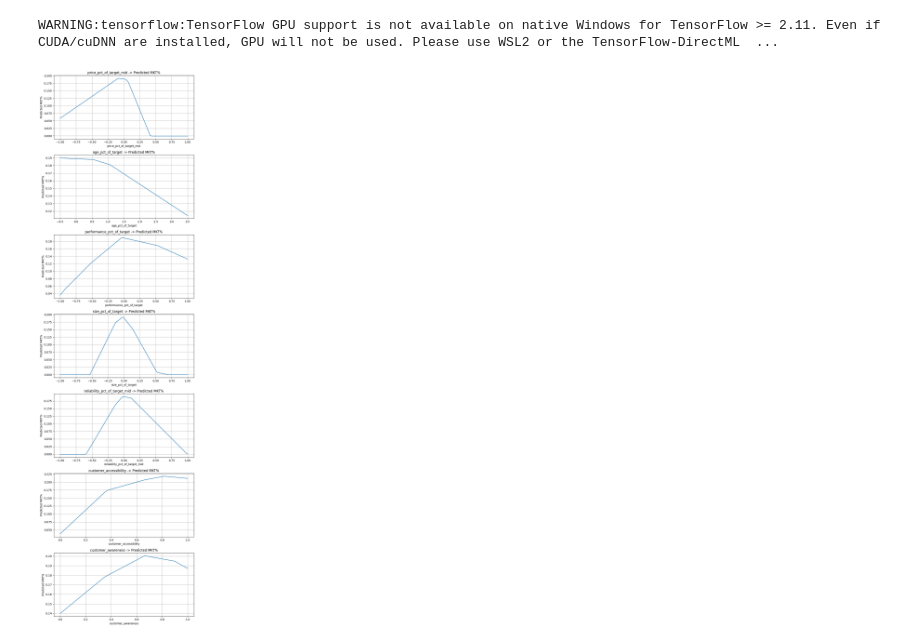
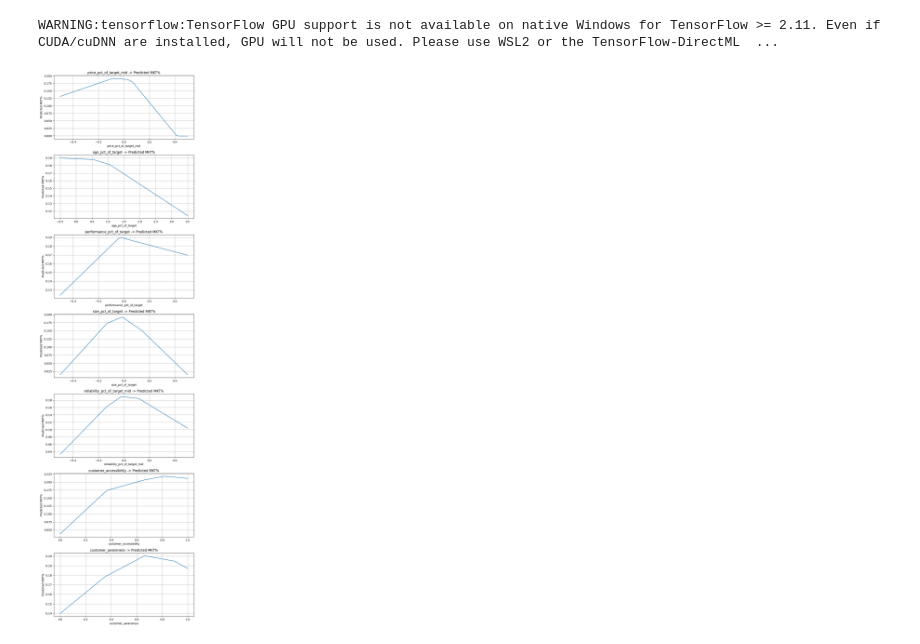
Before and after one commit to GrantKincaid/capsim_model, a Jupyter notebook: model.ipynb, the cells around one changed output. Cells and saved outputs as stored; diff of their text form; code cells hidden in the pictures.

Commit message:
image updates

```diff
--- a/model.ipynb
+++ b/model.ipynb
@@ -392,11 +392,11 @@ base_sample = {
 # }
 
 feature_ranges = {
-    "price_pct_of_target_mid": (-1.0, 1.0),
+    "price_pct_of_target_mid": (-0.5, 0.5),
     "age_pct_of_target": (-0.5, 3.5),
-    "performance_pct_of_target": (-1.0, 1.0),
-    "size_pct_of_target": (-1.0, 1.0),
-    "reliability_pct_of_target_mid": (-1.0, 1.0),
+    "performance_pct_of_target": (-0.5, 0.5),
+    "size_pct_of_target": (-0.5, 0.5),
+    "reliability_pct_of_target_mid": (-0.5, 0.5),
     "customer_accessibility": (0.0, 1.0),
     "customer_awareness": (0.0, 1.0),
 }
@@ -426,33 +426,33 @@ def plot_feature_sweeps_fast(model, base_sample, num_cols, feature_ranges, num_p
         row_end = row_start + num_points
         x_num[row_start:row_end, i] = sweep_vals
         row_start = row_end
 
     # One prediction call instead of hundreds
     preds = model.predict(
         {"numeric_features": x_num, "category": x_cat},
         verbose=0
     ).reshape(-1)
 
     # Plot
     fig, axes = plt.subplots(n_features, 1, figsize=(8, 4 * n_features), squeeze=False)
     axes = axes.ravel()
 
     row_start = 0
     for ax, feature in zip(axes, num_cols):
         row_end = row_start + num_points
         ax.plot(sweep_map[feature], preds[row_start:row_end])
         ax.set_title(f"{feature} -> Predicted MKT%")
         ax.set_xlabel(feature)
         ax.set_ylabel("Predicted MKT%")
         ax.grid(True)
         row_start = row_end
 
     plt.tight_layout()
     plt.show()
 
 
 plot_feature_sweeps_fast(model, base_sample, num_cols, feature_ranges, num_points=100)
 # %% [output]
-[figure, old version]
+[figure, new version]
 # %%
 model.save("models/m-v5.keras")
```
Also changed, not shown: 5 other files.
